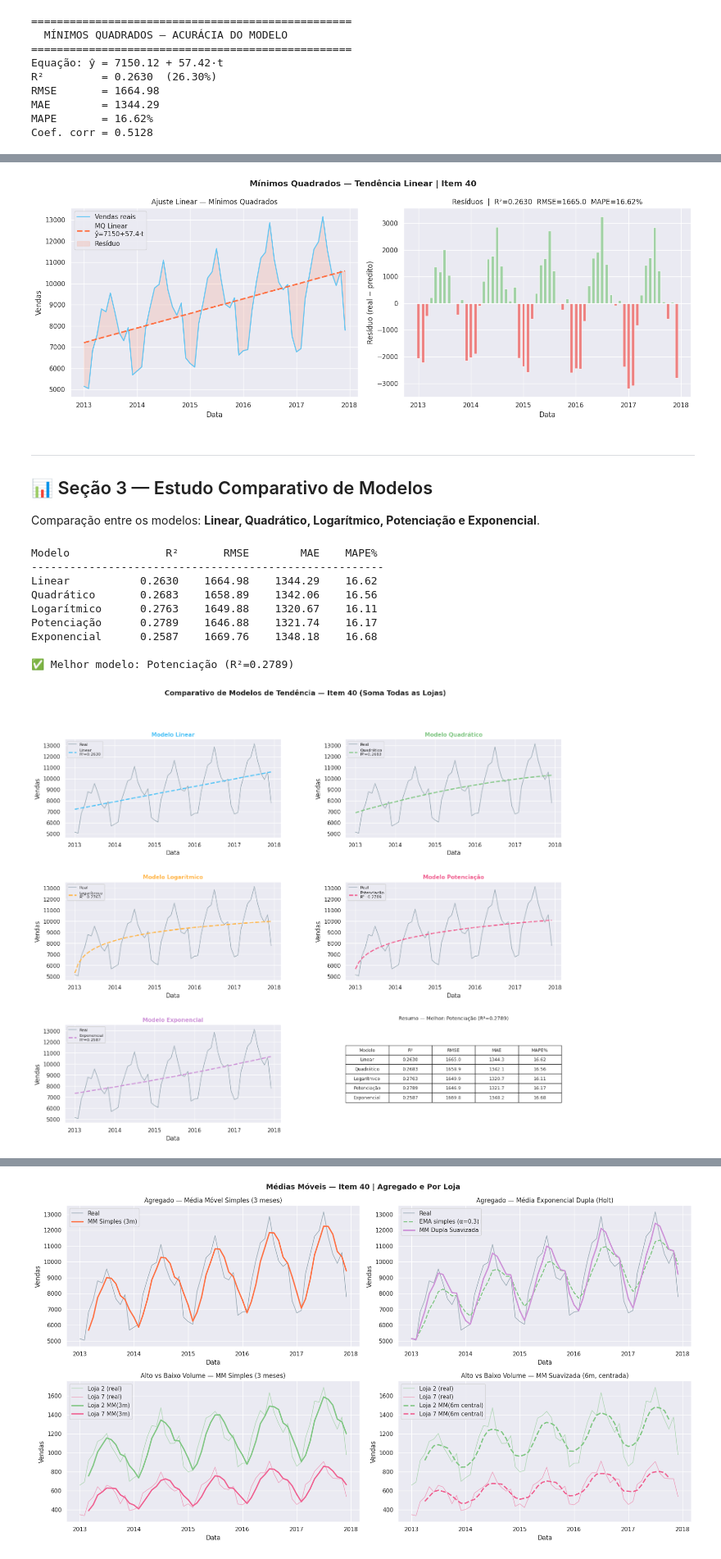
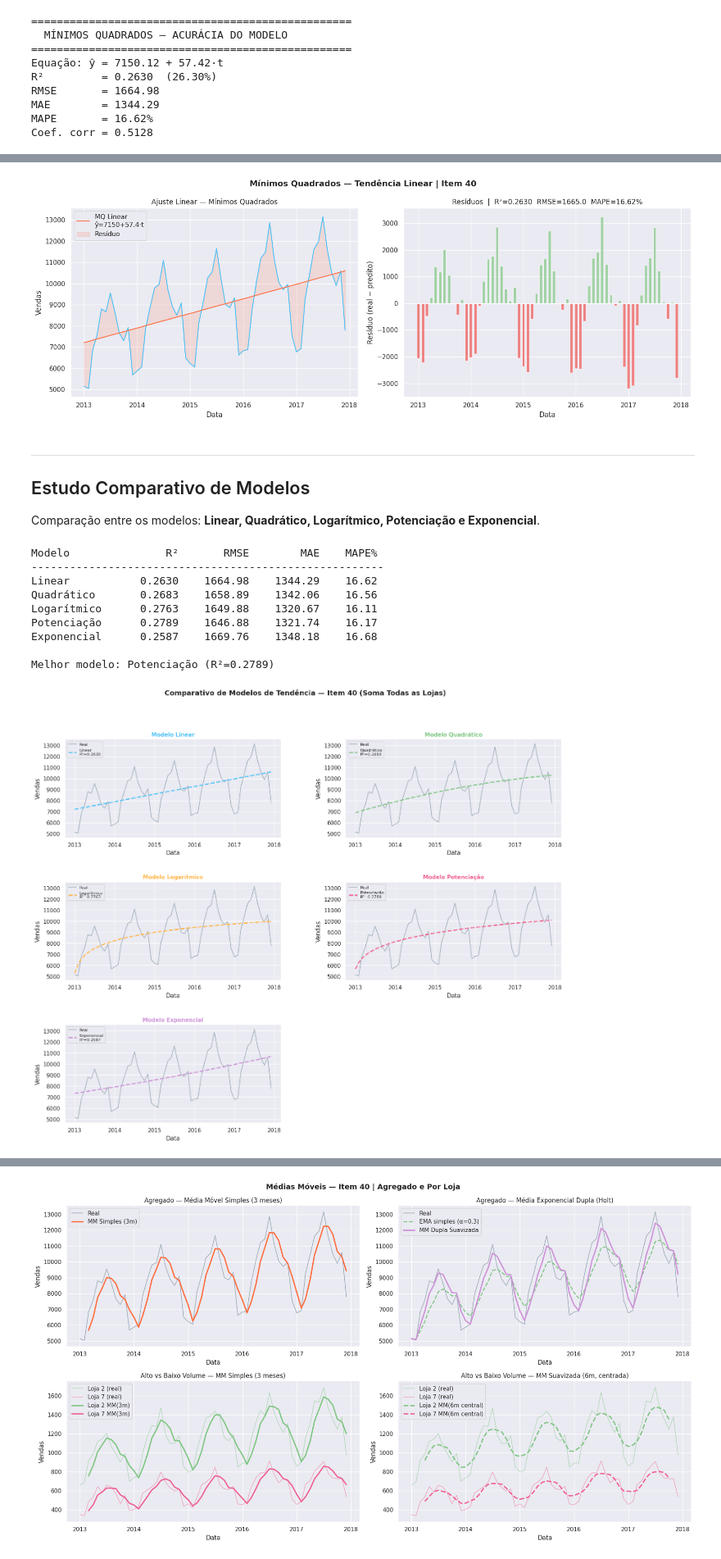
Before and after one commit to Ranilira/S-ries-Temporais-com-Redes-Neurais, a Jupyter notebook: N2_SeriesTemporais_Item40.ipynb, the cells around one changed output, grey strips where cells are left out. Shown at 82% size. Drawn from its saved outputs; the diff is of its cells as text; code cells hidden in the pictures.

```diff
--- a/N2_SeriesTemporais_Item40.ipynb
+++ b/N2_SeriesTemporais_Item40.ipynb
@@ -279,14 +277,14 @@ Ajuste de reta pelo método dos **Mínimos Quadrados** sobre a série agregada m
 from scipy import stats
 
 # Regressão linear pelo método dos mínimos quadrados
-slope, intercept, r, p, se = stats.linregress(t_agg, y_agg)
-y_pred_mq = intercept + slope * t_agg
+slope, intercept, r, p, se = stats.linregress(periodo, vendas_mes) ## Regressão linear
+y_pred_mq = intercept + slope * periodo ## Previsões do modelo de mínimos quadrados
 
 # Métricas de acurácia
-rmse_mq = np.sqrt(mean_squared_error(y_agg, y_pred_mq))
-mae_mq  = mean_absolute_error(y_agg, y_pred_mq)
-r2_mq   = r2_score(y_agg, y_pred_mq)
-mape_mq = np.mean(np.abs((y_agg - y_pred_mq) / y_agg)) * 100
+rmse_mq = np.sqrt(mean_squared_error(vendas_mes, y_pred_mq)) ## RMSE — Raiz do Erro Quadrático Médio
+mae_mq  = mean_absolute_error(vendas_mes, y_pred_mq) ## MAE — Erro Absoluto Médio
+r2_mq   = r2_score(vendas_mes, y_pred_mq)  ## R² — Coeficiente de Determinação
+mape_mq = np.mean(np.abs((vendas_mes - y_pred_mq) / vendas_mes)) * 100 ## MAPE — Erro Percentual Absoluto Médio
 
 print('=' * 50)
 print('  MÍNIMOS QUADRADOS — ACURÁCIA DO MODELO')
@@ -312,8 +312,8 @@ fig, axes = plt.subplots(1, 2, figsize=(16, 6))
 fig.suptitle('Mínimos Quadrados — Tendência Linear | Item 40', fontsize=14, fontweight='bold')
 
 ax = axes[0]
-ax.plot(df_agg['mes_dt'], y_agg, color='#4fc3f7', linewidth=1.8, label='Vendas reais', alpha=0.85)
-ax.plot(df_agg['mes_dt'], y_pred_mq, color='#ff7043', linewidth=2.5, linestyle='--',
+ax.plot(df_agg['mes_dt'], y_agg, color='#4fc3f7')
+ax.plot(df_agg['mes_dt'], y_pred_mq, color='#ff7043',
         label=f'MQ Linear\nŷ={intercept:.0f}+{slope:.1f}·t')
 ax.fill_between(df_agg['mes_dt'], y_agg, y_pred_mq, alpha=0.15, color='#ff7043', label='Resíduo')
 ax.set_title('Ajuste Linear — Mínimos Quadrados')
@@ -332,10 +332,10 @@ ax.grid(True)
 plt.tight_layout()
 plt.show()
 # %% [output]
-[figure, old version]
+[figure, new version]
 # %% [markdown]
 ---
-## 📊 Seção 3 — Estudo Comparativo de Modelos
+## Estudo Comparativo de Modelos
 
 Comparação entre os modelos: **Linear, Quadrático, Logarítmico, Potenciação e Exponencial**.
 # %%
@@ -375,7 +375,7 @@ for nome, (func, p0, cor) in modelos.items():
         print(f'{nome:<14} FALHOU: {e}')
 
 melhor = max(resultados, key=lambda x: resultados[x]['r2'])
-print(f'\n✅ Melhor modelo: {melhor} (R²={resultados[melhor]["r2"]:.4f})')
+print(f'\nMelhor modelo: {melhor} (R²={resultados[melhor]["r2"]:.4f})')
 # %% [output]
 Modelo               R²       RMSE        MAE    MAPE%
 -------------------------------------------------------
@@ -385,39 +385,28 @@ Logarítmico      0.2763    1649.88    1320.67    16.11
 Potenciação      0.2789    1646.88    1321.74    16.17
 Exponencial      0.2587    1669.76    1348.18    16.68
 
-✅ Melhor modelo: Potenciação (R²=0.2789)
+Melhor modelo: Potenciação (R²=0.2789)
 # %%
 # Figura comparativa — 5 modelos lado a lado
 fig = plt.figure(figsize=(18, 14))
 fig.suptitle('Comparativo de Modelos de Tendência — Item 40 (Soma Todas as Lojas)',
              fontsize=14, fontweight='bold')
 
 gs = gridspec.GridSpec(3, 2, figure=fig, hspace=0.45, wspace=0.3)
 positions = [(0,0),(0,1),(1,0),(1,1),(2,0)]
 
 for idx, (nome, dados) in enumerate(resultados.items()):
     r, c = positions[idx]
     ax = fig.add_subplot(gs[r, c])
     ax.plot(df_agg['mes_dt'], y_agg, color='#78909c', linewidth=1.2, label='Real', alpha=0.7)
     ax.plot(df_agg['mes_dt'], dados['yp'], color=dados['cor'], linewidth=2.2,
             linestyle='--', label=f"{nome}\nR²={dados['r2']:.4f}")
     ax.set_title(f'Modelo {nome}', fontsize=11, color=dados['cor'], fontweight='bold')
     ax.set_xlabel('Data'); ax.set_ylabel('Vendas')
     ax.legend(fontsize=8); ax.grid(True)
 
-# Tabela de métricas
-ax_tab = fig.add_subplot(gs[2, 1])
-ax_tab.axis('off')
-cols = ['Modelo', 'R²', 'RMSE', 'MAE', 'MAPE%']
-rows = [[n, f"{d['r2']:.4f}", f"{d['rmse']:.1f}", f"{d['mae']:.1f}", f"{d['mape']:.2f}"]
-        for n, d in resultados.items()]
-tab = ax_tab.table(cellText=rows, colLabels=cols, loc='center', cellLoc='center')
-tab.auto_set_font_size(False); tab.set_fontsize(9); tab.scale(1, 1.6)
-ax_tab.set_title(f'Resumo — Melhor: {melhor} (R²={resultados[melhor]["r2"]:.4f})',
-                 fontsize=10, pad=10)
-
 plt.show()
 # %% [output]
-[figure, old version]
+[figure, new version]
 # %% [markdown]
 ---
```
Also changed, not shown: parts of 14 cells of this notebook.
